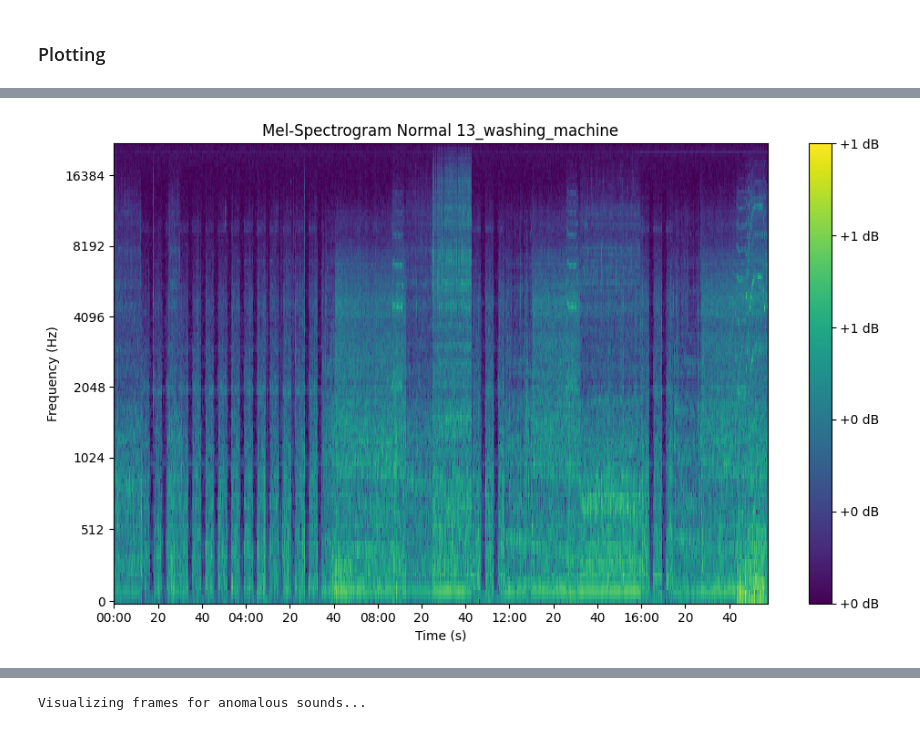
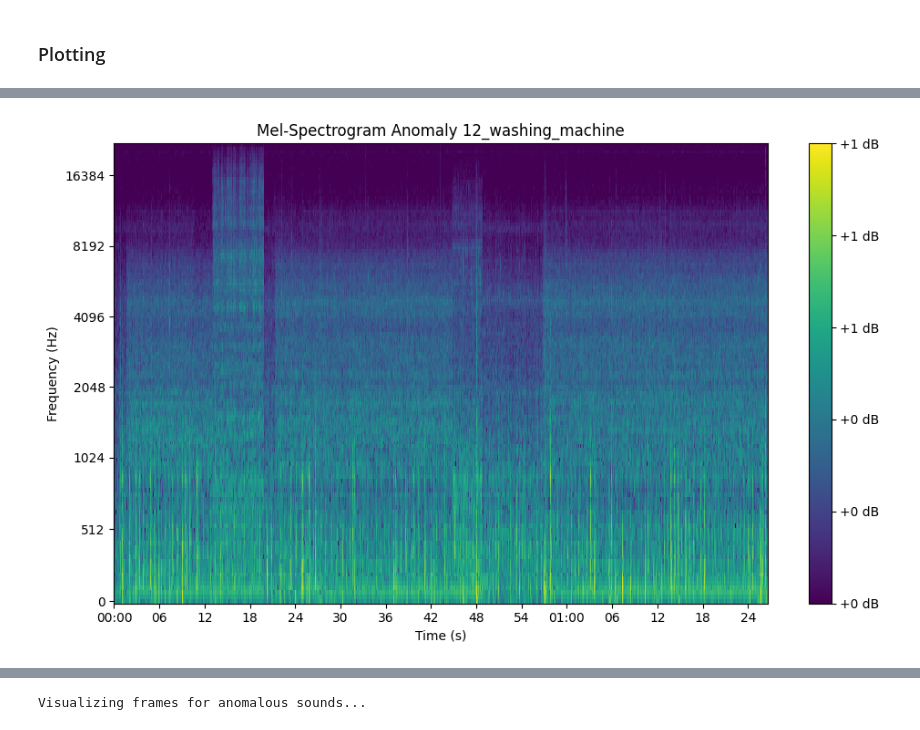
Before and after one commit to frodo-hu/Acoustic-Anomaly-Detection, a Jupyter notebook: Notebooks/Data Analysis/Data Analysis.ipynb, the cells around one changed output, grey strips where cells are left out. Cells and saved outputs as stored; diff of their text form; code cells hidden in the pictures.

```diff
--- a/Notebooks/Data Analysis/Data Analysis.ipynb
+++ b/Notebooks/Data Analysis/Data Analysis.ipynb
@@ -58,12 +65,14 @@ def plot_frames(frames, num_frames=5, title_prefix="Frame"):
 ### Load Dataset
 # %%
 # Paths to audio files
-anomalous_audio_path_wm = "../../Data/raw/13_washing_machine/A_WM.wav"
-normal_audio_path_wm = "../../Data/raw/13_washing_machine/N_WM.wav"
+anomalous_audio_path_wm = "../../Data/raw/12_wm/A_12_wm.wav"
+anomalous_audio_path_complete_wm = "../../Data/raw/12_wm/A_output_MIC2_2024-11-26_19-12-02_986714.wav"
+normal_audio_path_wm = "../../Data/raw/12_wm/N_12_wm.wav"
 
 # Paths for saving frames and datasets
-output_anomalous_frames_path = "../../Data/frames/analysis_anomalous_frames_13_washing_machine.npy"
-output_normal_frames_path = "../../Data/frames/analysis_normal_frames_13_washing_machine.npy"
+output_anomalous_frames_path = "../../Data/frames/analysis_anomalous_frames_12_washing_machine.npy"
+output_normal_frames_path = "../../Data/frames/analysis_normal_frames_12_washing_machine.npy"
+output_anomalous_complete_frames_path = "../../Data/frames/analysis_anomalous_complete_frames_12_washing_machine.npy"
 
 # Ensure necessary directories exist
 os.makedirs(os.path.dirname(output_anomalous_frames_path), exist_ok=True)
@@ -71,7 +80,8 @@ os.makedirs(os.path.dirname(output_anomalous_frames_path), exist_ok=True)
 ### Generate Mel-Spectrogram
 # %%
 # Generate Mel-spectrograms
-mel_anomaly_13_washing_machine, sr_anomaly_13_washing_machine = generate_mel_spectrogram(anomalous_audio_path_wm)
-mel_normal_13_washing_machine, sr_normal_13_washing_machine = generate_mel_spectrogram(normal_audio_path_wm)
+mel_anomaly_12_washing_machine, sr_anomaly_12_washing_machine = generate_mel_spectrogram(anomalous_audio_path_wm)
+mel_normal_12_washing_machine, sr_normal_12_washing_machine = generate_mel_spectrogram(normal_audio_path_wm)
+mel_anomaly_12_complete_washing_machine, sr_anomaly_12_complete_washing_machine = generate_mel_spectrogram(anomalous_audio_path_complete_wm)
 # %%
 # Ensure sampling rates match
@@ -96,34 +188,34 @@ np.save(output_normal_frames_path, frames_normal_13_washing_machine)
 # %%
 # Create a single plot
 fig, ax = plt.subplots(figsize=(10, 6))
 
-# Plot Normal Mel-Spectrogram
-img1 = librosa.display.specshow(mel_normal_13_washing_machine, sr=sr_normal_13_washing_machine, x_axis='time', y_axis='mel', cmap='viridis', ax=ax)
-ax.set(title='Mel-Spectrogram Normal 13_washing_machine', xlabel='Time (s)', ylabel='Frequency (Hz)')
+# Plot Anomaly Mel-Spectrogram
+img1 = librosa.display.specshow(mel_anomaly_12_washing_machine, sr=sr_anomaly_12_washing_machine, x_axis='time', y_axis='mel', cmap='viridis', ax=ax)
+ax.set(title='Mel-Spectrogram Anomaly 12_washing_machine', xlabel='Time (s)', ylabel='Frequency (Hz)')
 
 # Set the x-axis to display only specified part of spectrogram (in seconds)
 # ax.set_xlim([14, 28])
 
 # Define a custom function to format the x-axis labels with MM:SS only at the beginning of each minute
 def format_time(x, pos):
     minutes = int(x // 60)
     seconds = int(x % 60)
     # Show "MM:SS" at the start of each new displayed minute, then only seconds
     if x == ax.get_xlim()[0] or seconds == 0:
         return f"{minutes:02d}:{seconds:02d}"
     else:
         return f"{seconds:02d}"
 
 # Apply the formatter to the x-axis
 ax.xaxis.set_major_locator(ticker.MaxNLocator(nbins=15))  # Set 15 ticks
 ax.xaxis.set_major_formatter(ticker.FuncFormatter(format_time))
 
 # Set color bar for dB scale
 fig.colorbar(img1, ax=ax, format='%+2.0f dB')
 
 # Adjust layout
 plt.tight_layout()
-plt.savefig('../../Data/mel/mel_spectrogram_13_washing_machine_N.png')
+plt.savefig('../../Data/mel/mel_spectrogram_12_washing_machine_A.png')
 plt.show()
 # %% [output]
-[figure, old version]
+[figure, new version]
```
Also changed, not shown: parts of 41 cells of this notebook.
